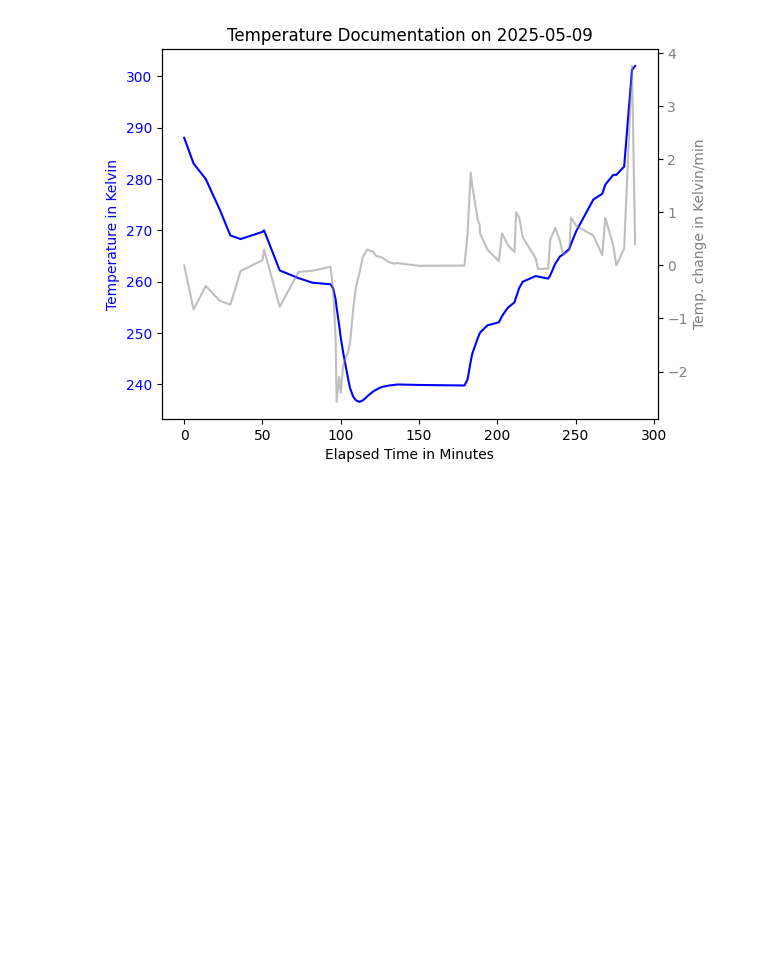
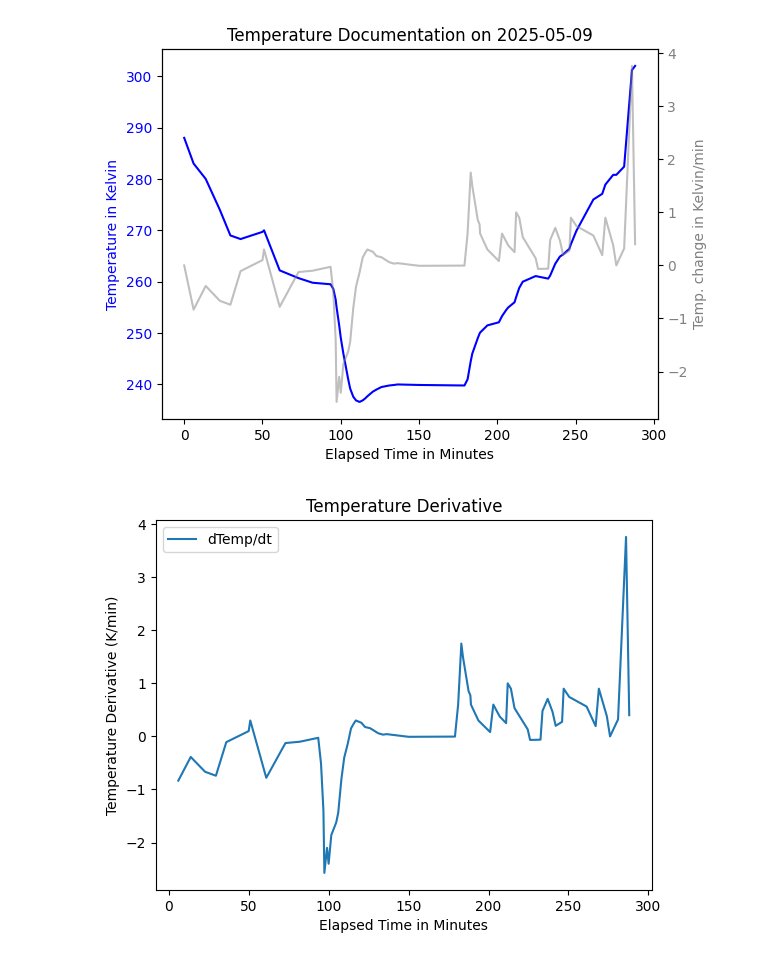
Before and after one commit to FlorianAdamczyk/auswertung_neu, a Jupyter notebook: 2025-05-09 TCBC 1400nm ProofOfConcept/TCBC__PoC.ipynb, the cells around one changed output. Drawn from its saved outputs; the diff is of its cells as text; code cells hidden in the pictures; blank space fills up the shorter version.

Commit message:
Temp doc fertig. ableit. neu berechnet, passt so.

```diff
--- a/2025-05-09 TCBC 1400nm ProofOfConcept/TCBC__PoC.ipynb
+++ b/2025-05-09 TCBC 1400nm ProofOfConcept/TCBC__PoC.ipynb
@@ -26,3 +26,14 @@ plt.title("Temperature Documentation on 2025-05-09")
 plt.show()
 # %% [output]
 [figure]
+# %%
+df_txt["dTemp/dt"] = df_txt["Temp / Kelvin"].diff() / df_txt["Zeit / min"].diff()
+plt.figure()
+plt.plot(df_txt["Zeit / min"], df_txt["dTemp/dt"], label="dTemp/dt")
+plt.xlabel("Elapsed Time in Minutes")
+plt.ylabel("Temperature Derivative (K/min)")
+plt.title("Temperature Derivative")
+plt.legend()
+plt.show()
+# %% [output]
+[figure, added]
```
